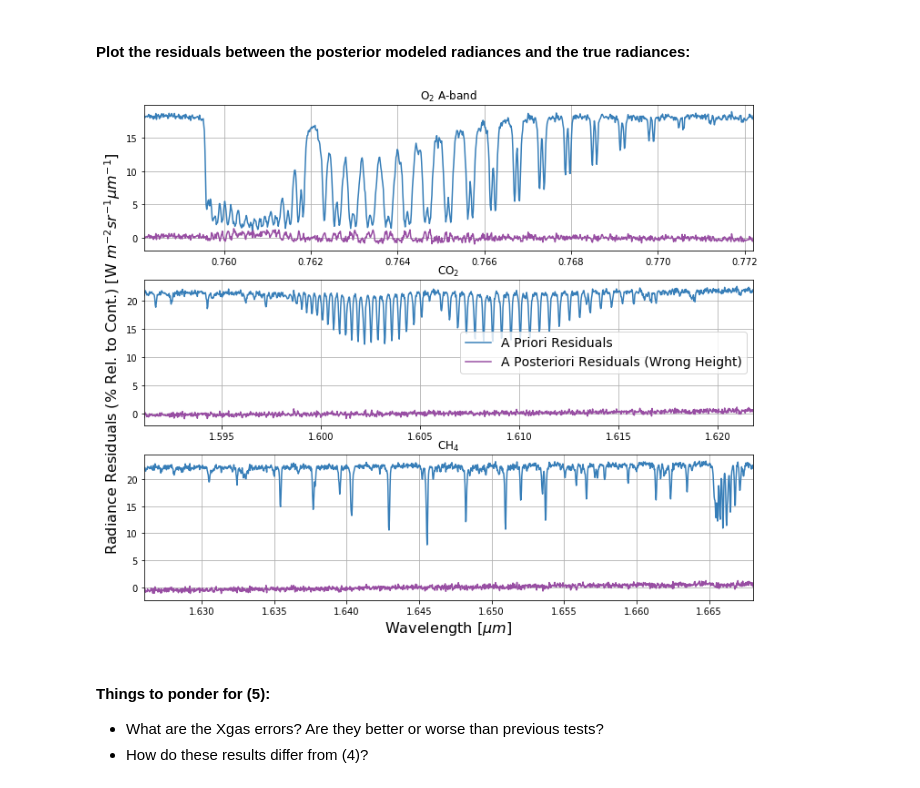
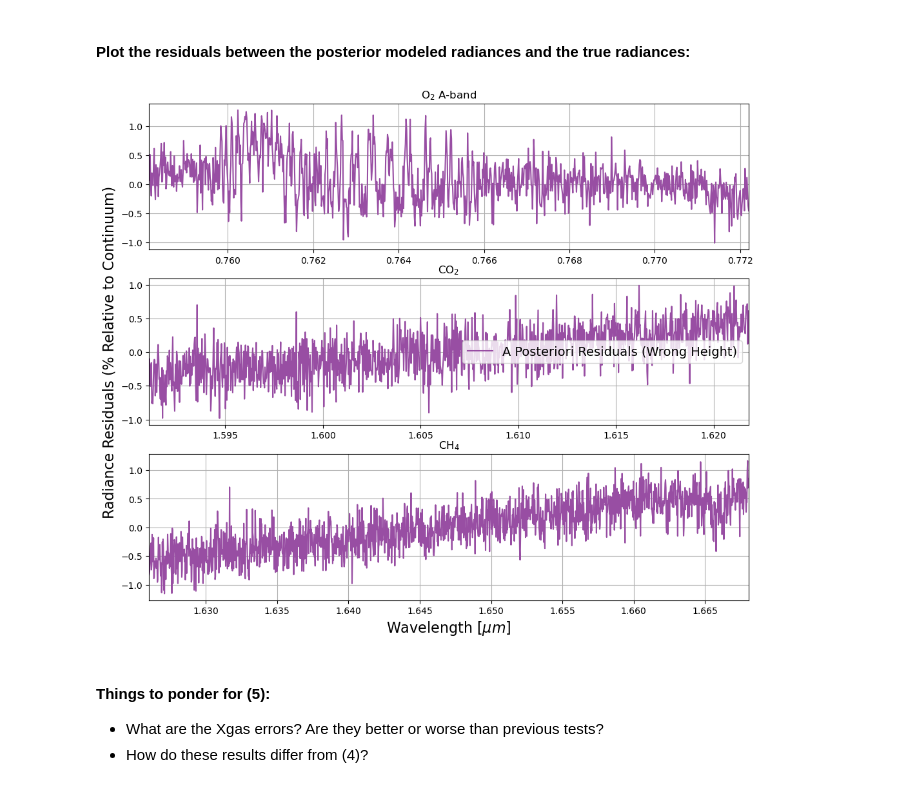
Before and after one commit to AgilentGCMS/ssim-ghg-2024, a Jupyter notebook: retrieval/toy_retrieval.ipynb, the cells around one changed output. Cells and saved outputs as stored; diff of their text form; code cells hidden in the pictures.

```diff
--- a/retrieval/toy_retrieval.ipynb
+++ b/retrieval/toy_retrieval.ipynb
@@ -611,26 +639,26 @@ Total retrieval time = 9.07 s
 #### Plot the residuals between the posterior modeled radiances and the true radiances:
 # %%
 fig, ax = plt.subplots(3, 1, figsize=(12,10))
-ax[0].plot(model_true_with_aerosols.band_wl[0], (model_prior_wrong_height.R_band[0] - model_true_with_aerosols.R_band[0])/(model_true_with_aerosols.R_band[0].max())*100.,c='#377eb8')
+#ax[0].plot(model_true_with_aerosols.band_wl[0], (model_prior_wrong_height.R_band[0] - model_true_with_aerosols.R_band[0])/(model_true_with_aerosols.R_band[0].max())*100.,c='#377eb8')
 ax[0].plot(model_true_with_aerosols.band_wl[0], (model_ret_wrong_height.R_band[0] - model_true_with_aerosols.R_band[0])/(model_true_with_aerosols.R_band[0].max())*100.,c='#984ea3')
 ax[0].set_xlim(min(model_true_with_aerosols.band_wl[0]),max(model_true_with_aerosols.band_wl[0]))
 ax[0].set_title("O"+r'$_2$'+" A-band")
 ax[0].grid(True)
-ax[1].plot(model_true_with_aerosols.band_wl[1], (model_prior_wrong_height.R_band[1] - model_true_with_aerosols.R_band[1])/(model_true_with_aerosols.R_band[1].max())*100.,label="A Priori Residuals",c='#377eb8')
+#ax[1].plot(model_true_with_aerosols.band_wl[1], (model_prior_wrong_height.R_band[1] - model_true_with_aerosols.R_band[1])/(model_true_with_aerosols.R_band[1].max())*100.,label="A Priori Residuals",c='#377eb8')
 ax[1].plot(model_true_with_aerosols.band_wl[1], (model_ret_wrong_height.R_band[1] - model_true_with_aerosols.R_band[1])/(model_true_with_aerosols.R_band[1].max())*100.,label="A Posteriori Residuals (Wrong Height)",c='#984ea3')
 ax[1].set_xlim(min(model_true_with_aerosols.band_wl[1]),max(model_true_with_aerosols.band_wl[1]))
 ax[1].set_ylabel('Radiance Residuals (% Relative to Continuum)',size=16)
 ax[1].set_title("CO"+r'$_2$')
 ax[1].grid(True)
 ax[1].legend(loc="center right",fontsize=14)
-ax[2].plot(model_true_with_aerosols.band_wl[2], (model_prior_wrong_height.R_band[2] - model_true_with_aerosols.R_band[2])/(model_true_with_aerosols.R_band[2].max())*100.,c='#377eb8')
+#ax[2].plot(model_true_with_aerosols.band_wl[2], (model_prior_wrong_height.R_band[2] - model_true_with_aerosols.R_band[2])/(model_true_with_aerosols.R_band[2].max())*100.,c='#377eb8')
 ax[2].plot(model_true_with_aerosols.band_wl[2], (model_ret_wrong_height.R_band[2] - model_true_with_aerosols.R_band[2])/(model_true_with_aerosols.R_band[2].max())*100.,c='#984ea3')
 ax[2].set_xlim(min(model_true_with_aerosols.band_wl[2]),max(model_true_with_aerosols.band_wl[2]))
 ax[2].set_title("CH"+r'$_4$')
 ax[2].set_xlabel('Wavelength ['+r'$\mu m$'+']',size=16)
 ax[2].grid(True)
 # %% [output]
-[figure, old version]
+[figure, new version]
 # %% [markdown]
 #### Things to ponder for (5):
 *   What are the Xgas errors? Are they better or worse than previous tests?
```
Also changed, not shown: parts of 22 cells of this notebook, 2 other files.
